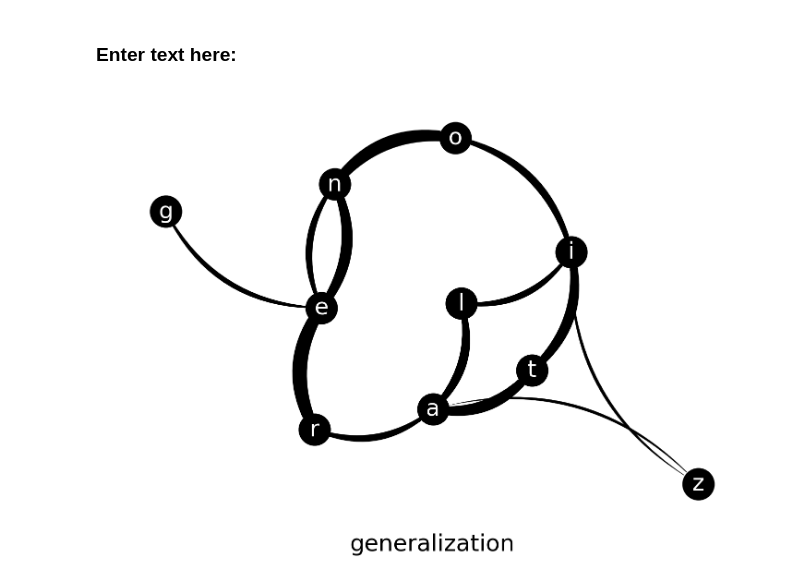
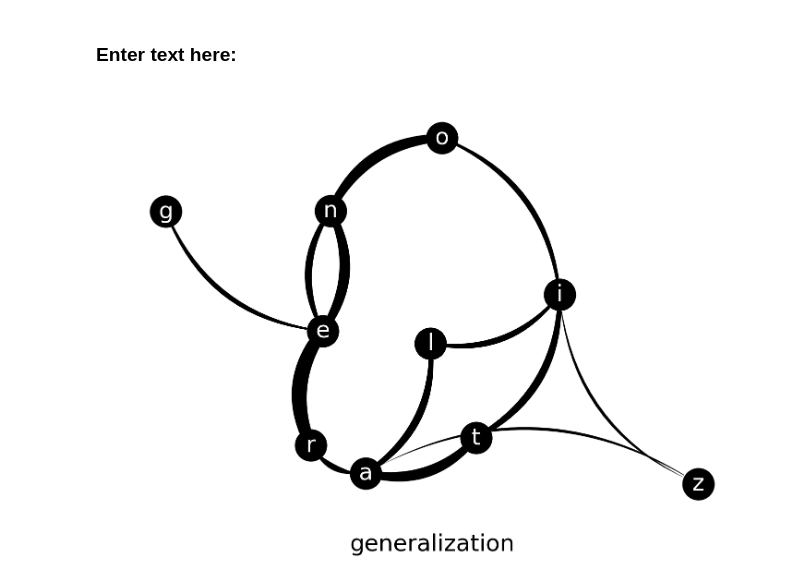
Before and after one commit to t-shoemaker/molecular-bigrams, a Jupyter notebook: molecularBigrams.ipynb, the cells around one changed output. Drawn from its saved outputs; the diff is of its cells as text; code cells hidden in the pictures.

Commit message:
updated corpus options for molecularBigrams

```diff
--- a/molecularBigrams.ipynb
+++ b/molecularBigrams.ipynb
@@ -54,15 +60,17 @@ def drawNetwork(text, graph):
+# %%
+corpus = 'project-gutenberg-bigrams.csv'
 # %% [markdown]
 ### Enter text here:
 # %%
 text = 'generalization'
 # %%
-with open('./data/google-books-bigrams.csv', 'r') as f:
+with open('./data/'+corpus, 'r') as f:
     df = pd.read_csv(f, index_col=0)
     if len(text) == 1:
         graph = unigramNetwork(text)
         drawNetwork(text, graph)
     else:
         graph = bigramNetwork(text, df)
         drawNetwork(text, graph)
 # %% [output]
-[figure, old version]
+[figure, new version]
```
Also changed, not shown: parts of 1 cell of this notebook.
